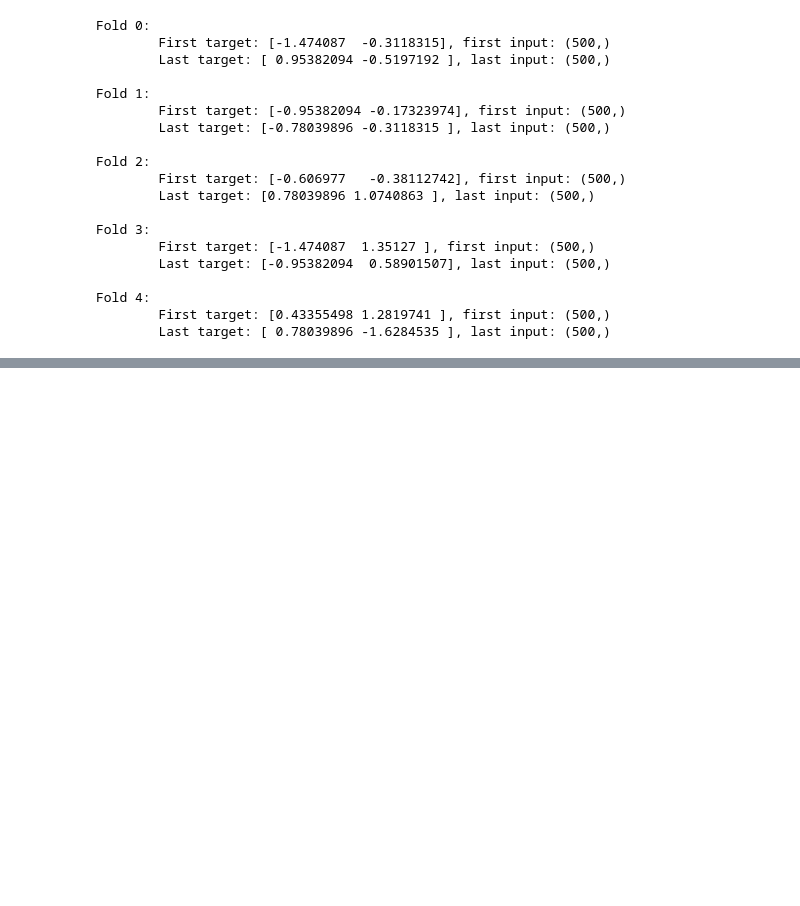
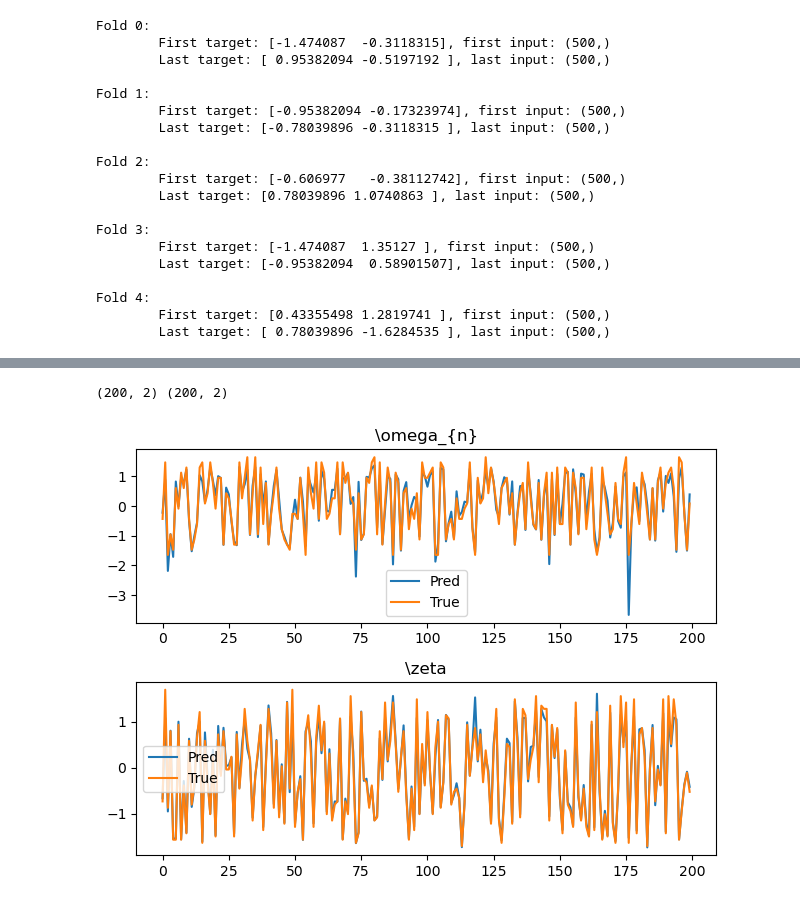
Before and after one commit to tcwelch/Parameter_Identification_EE269, a Jupyter notebook: MLP.ipynb, the cells around one changed output, grey strips where cells are left out. Drawn from its saved outputs; the diff is of its cells as text; code cells hidden in the pictures; blank space fills up the shorter version.

```diff
--- a/MLP.ipynb
+++ b/MLP.ipynb
@@ -337,0 +339,26 @@ Fold 4
+# %%
+targets_np = targets.numpy()
+out_np = out.detach().numpy()
+
+print(targets_np.shape, out_np.shape)
+wn_pred, wn_true = out_np[:,0], targets_np[:,0]
+zeta_pred, zeta_true = out_np[:,1], targets_np[:,1]
+
+plt.figure()
+plt.subplot(2,1,1)
+plt.plot(wn_pred, label="Pred")
+plt.plot(wn_true, label="True")
+plt.title("\omega_{n}")
+plt.legend()
+
+plt.subplot(2,1,2)
+plt.plot(zeta_pred, label="Pred")
+plt.plot(zeta_true, label="True")
+plt.title("\zeta")
+plt.legend()
+
+plt.tight_layout()
+plt.show()
+# %% [output]
+(200, 2) (200, 2)
+[figure, added]
```
Also changed, not shown: parts of 2 cells of this notebook.
